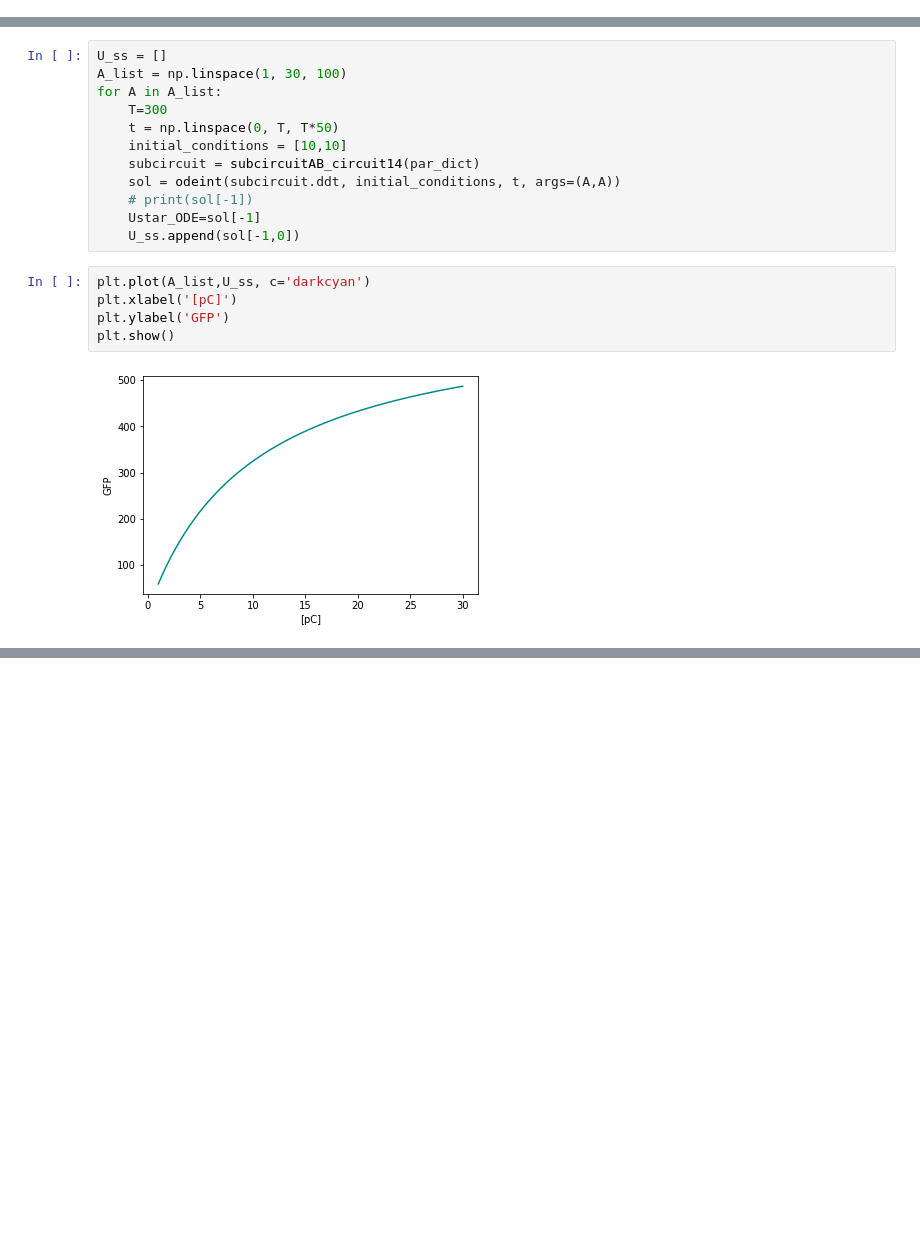
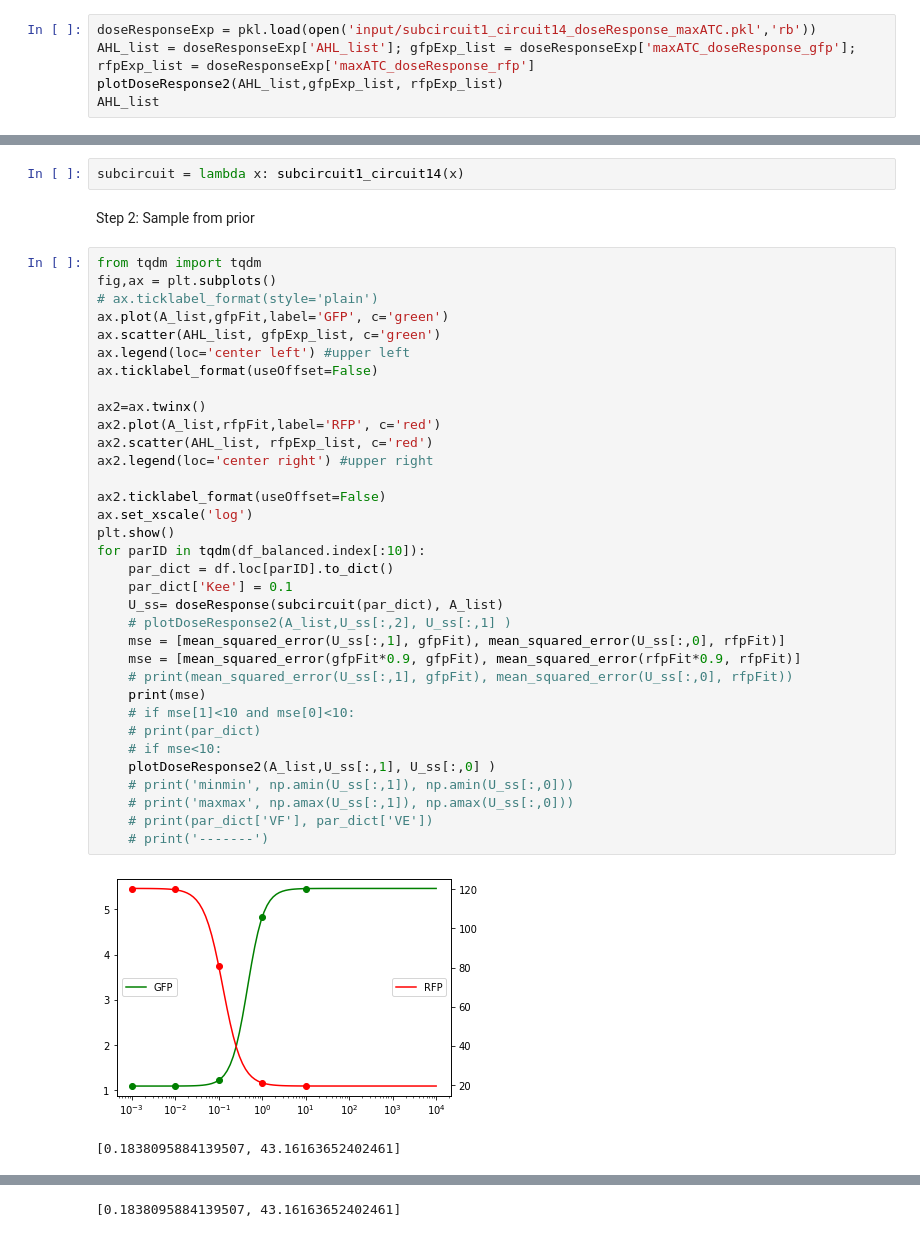
Before and after one commit to martinaoliver/modelling, a Jupyter notebook: 3954/dose_response/ABC_doseResponse.ipynb, the cells around one changed output, grey strips where cells are left out. Saved outputs shown, nothing was run; the diff lists cells and outputs as text; blank space fills up the shorter version.

```diff
--- a/3954/dose_response/ABC_doseResponse.ipynb
+++ b/3954/dose_response/ABC_doseResponse.ipynb
@@ -16,0 +52,5 @@ import matplotlib.pyplot as plt
+# %%
+doseResponseExp = pkl.load(open('input/subcircuit1_circuit14_doseResponse_maxATC.pkl','rb'))
+AHL_list = doseResponseExp['AHL_list']; gfpExp_list = doseResponseExp['maxATC_doseResponse_gfp']; rfpExp_list = doseResponseExp['maxATC_doseResponse_rfp']
+plotDoseResponse2(AHL_list,gfpExp_list, rfpExp_list)
+AHL_list
@@ -68,19 +191,41 @@ Circuit:circuit14, Variant:1nd
-# %%
-U_ss = []
-A_list = np.linspace(1, 30, 100)
-for A in A_list:
-    T=300
-    t = np.linspace(0, T, T*50)
-    initial_conditions = [10,10]
-    subcircuit = subcircuitAB_circuit14(par_dict)
-    sol = odeint(subcircuit.ddt, initial_conditions, t, args=(A,A))
-    # print(sol[-1])
-    Ustar_ODE=sol[-1]
-    U_ss.append(sol[-1,0])
-# %%
-plt.plot(A_list,U_ss, c='darkcyan')
-plt.xlabel('[pC]')
-plt.ylabel('GFP')
-plt.show()
-# %% [output]
-[figure, removed]
+# %%
+subcircuit = lambda x: subcircuit1_circuit14(x)
+# %% [markdown]
+Step 2: Sample from prior
+# %%
+from tqdm import tqdm
+fig,ax = plt.subplots()
+# ax.ticklabel_format(style='plain')
+ax.plot(A_list,gfpFit,label='GFP', c='green')
+ax.scatter(AHL_list, gfpExp_list, c='green')
+ax.legend(loc='center left') #upper left
+ax.ticklabel_format(useOffset=False)
+
+ax2=ax.twinx()
+ax2.plot(A_list,rfpFit,label='RFP', c='red')
+ax2.scatter(AHL_list, rfpExp_list, c='red')
+ax2.legend(loc='center right') #upper right
+
+ax2.ticklabel_format(useOffset=False)
+ax.set_xscale('log')
+plt.show()
+for parID in tqdm(df_balanced.index[:10]):
+    par_dict = df.loc[parID].to_dict()
+    par_dict['Kee'] = 0.1
+    U_ss= doseResponse(subcircuit(par_dict), A_list)
+    # plotDoseResponse2(A_list,U_ss[:,2], U_ss[:,1] )
+    mse = [mean_squared_error(U_ss[:,1], gfpFit), mean_squared_error(U_ss[:,0], rfpFit)]
+    mse = [mean_squared_error(gfpFit*0.9, gfpFit), mean_squared_error(rfpFit*0.9, rfpFit)]
+    # print(mean_squared_error(U_ss[:,1], gfpFit), mean_squared_error(U_ss[:,0], rfpFit))
+    print(mse)
+    # if mse[1]<10 and mse[0]<10:
+    # print(par_dict)
+    # if mse<10:
+    plotDoseResponse2(A_list,U_ss[:,1], U_ss[:,0] )
+    # print('minmin', np.amin(U_ss[:,1]), np.amin(U_ss[:,0]))
+    # print('maxmax', np.amax(U_ss[:,1]), np.amax(U_ss[:,0]))
+    # print(par_dict['VF'], par_dict['VE'])
+    # print('-------')
+# %% [output]
+[figure, added]
+[0.1838095884139507, 43.16163652402461]
@@ -86,0 +233 @@ plt.show()
+[0.1838095884139507, 43.16163652402461]
```
Also changed, not shown: parts of 11 cells of this notebook, 10 other files.
